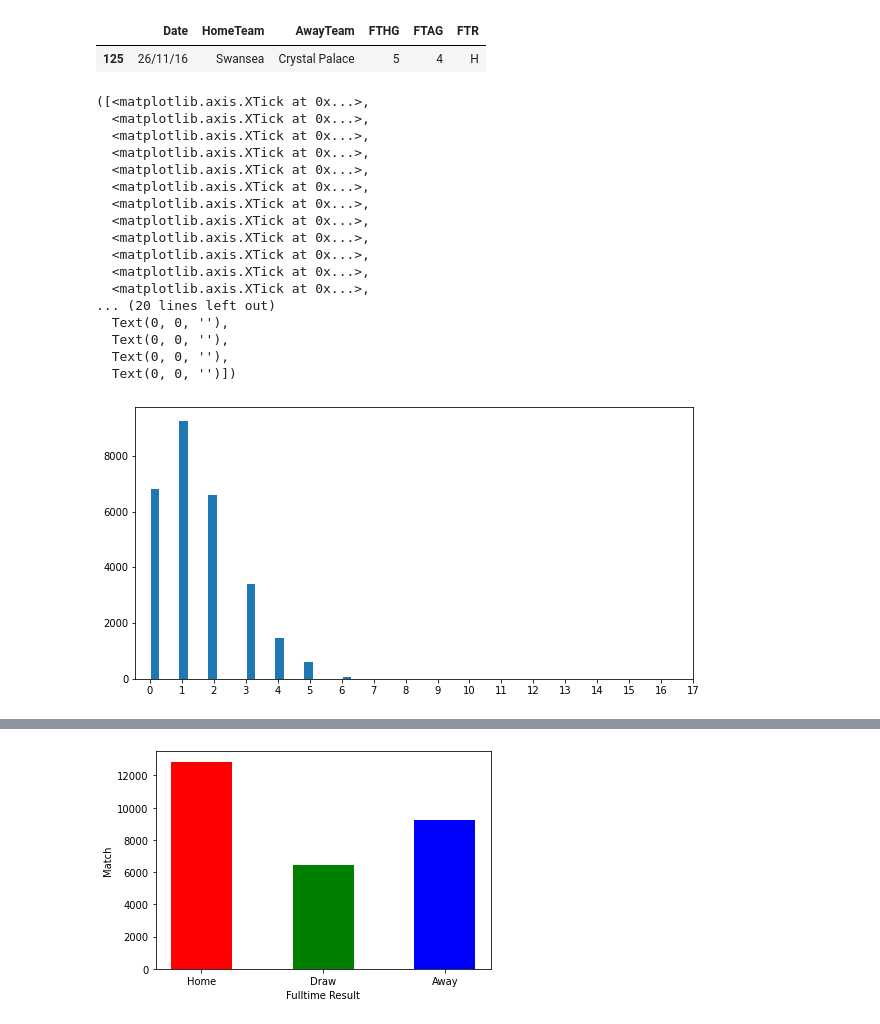
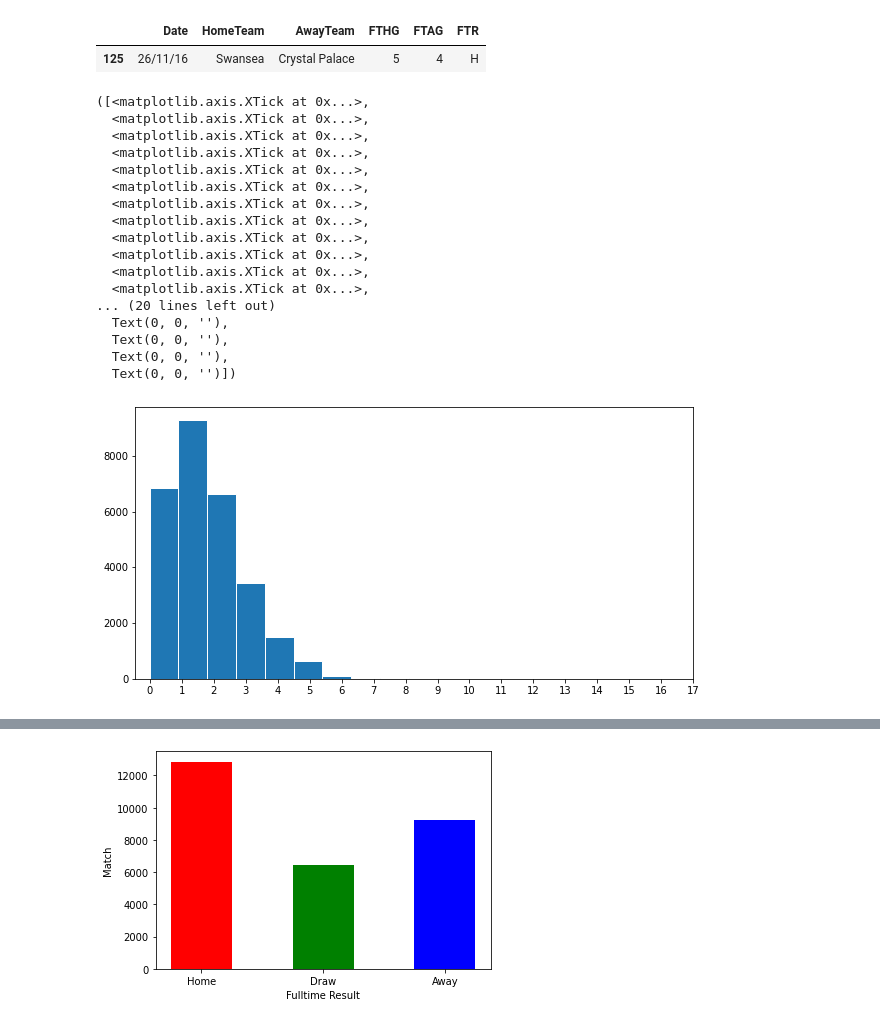
Before and after one commit to duyvu1109/Football-Prediction, a Jupyter notebook: present.ipynb, the cells around one changed output, grey strips where cells are left out. Cells and saved outputs as stored; diff of their text form; code cells hidden in the pictures.

```diff
--- a/present.ipynb
+++ b/present.ipynb
@@ -52,27 +52,27 @@ data.loc[[np.argmax(data.FTAG + data.FTHG)]]
 # %%
 # most_probable home score
 import matplotlib.pyplot as plt
 %matplotlib inline
 fig = plt.figure(figsize = (10,5))
 ax = fig.gca()
-plt.hist(data.FTHG,bins=30,edgecolor='white')
+plt.hist(data.FTHG,bins=10,edgecolor='white')
 plt.xticks(range(18))
 # %% [output]
 ([<matplotlib.axis.XTick at 0x...>,
   <matplotlib.axis.XTick at 0x...>,
   <matplotlib.axis.XTick at 0x...>,
   <matplotlib.axis.XTick at 0x...>,
   <matplotlib.axis.XTick at 0x...>,
   <matplotlib.axis.XTick at 0x...>,
   <matplotlib.axis.XTick at 0x...>,
   <matplotlib.axis.XTick at 0x...>,
   <matplotlib.axis.XTick at 0x...>,
   <matplotlib.axis.XTick at 0x...>,
   <matplotlib.axis.XTick at 0x...>,
   <matplotlib.axis.XTick at 0x...>,
 ... (20 lines left out)
   Text(0, 0, ''),
   Text(0, 0, ''),
   Text(0, 0, ''),
   Text(0, 0, '')])
-[figure, old version]
+[figure, new version]
```
Also changed, not shown: parts of 2 cells of this notebook.
